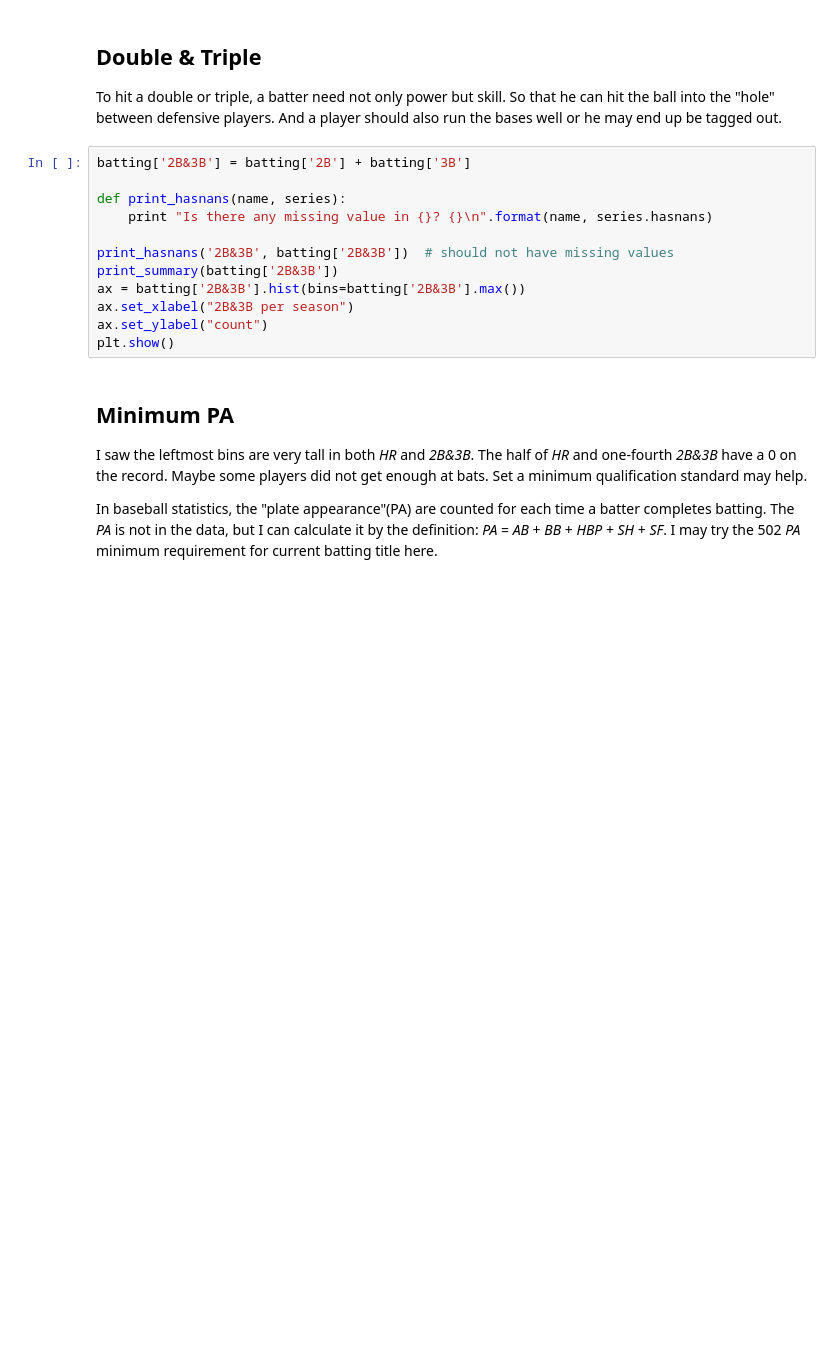
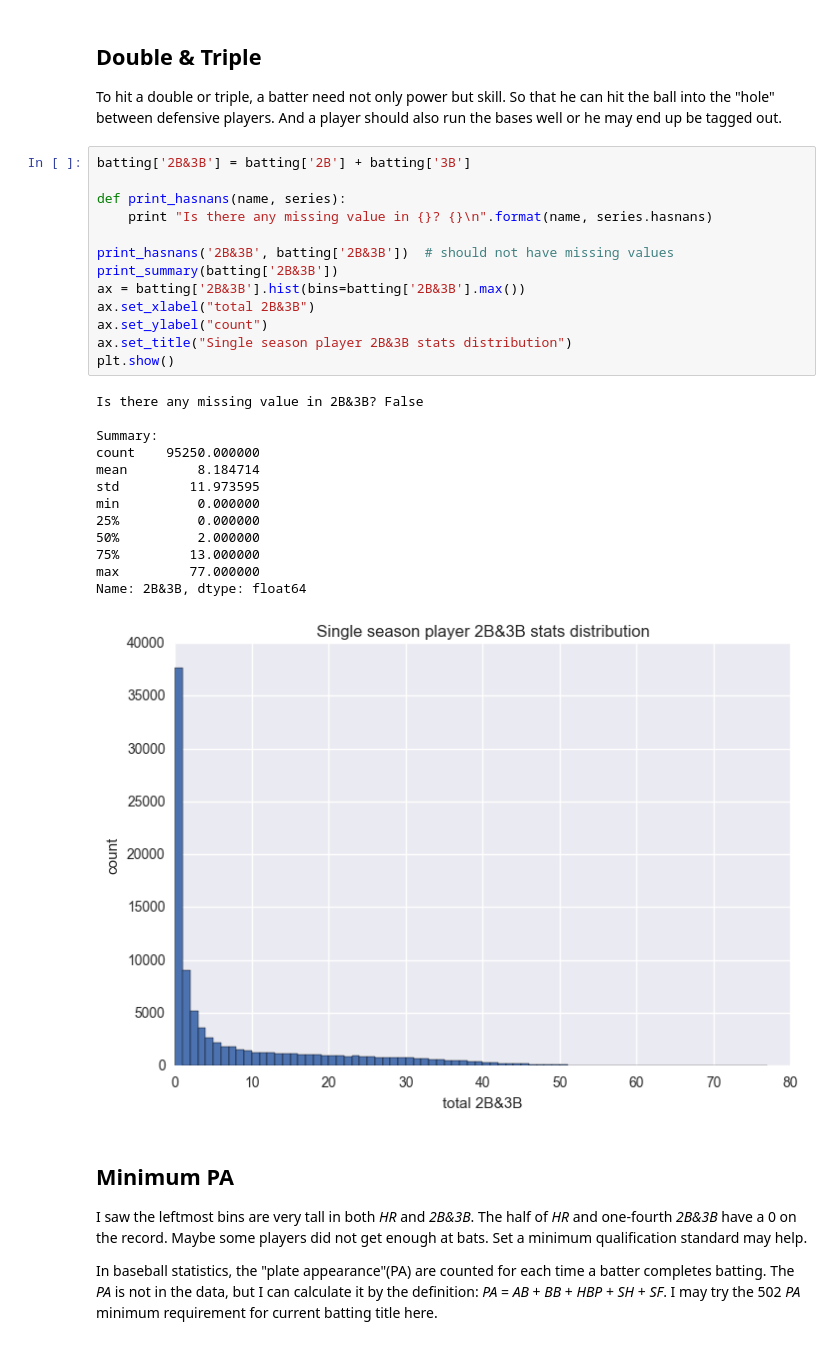
Before and after one commit to ffrddrll/udacity-nd002, a Jupyter notebook: P2/investigate_a_dataset.ipynb, the cells around one changed output. Drawn from its saved outputs; the diff is of its cells as text; blank space fills up the shorter version.

```diff
--- a/P2/investigate_a_dataset.ipynb
+++ b/P2/investigate_a_dataset.ipynb
@@ -72,15 +114,30 @@ And a player should also run the bases well or he may end up be tagged out.
 # %%
 batting['2B&3B'] = batting['2B'] + batting['3B']
 
 def print_hasnans(name, series):
     print "Is there any missing value in {}? {}\n".format(name, series.hasnans)
 
 print_hasnans('2B&3B', batting['2B&3B'])  # should not have missing values
 print_summary(batting['2B&3B'])
 ax = batting['2B&3B'].hist(bins=batting['2B&3B'].max())
-ax.set_xlabel("2B&3B per season")
+ax.set_xlabel("total 2B&3B")
 ax.set_ylabel("count")
+ax.set_title("Single season player 2B&3B stats distribution")
 plt.show()
+# %% [output]
+Is there any missing value in 2B&3B? False
+
+Summary:
+count    95250.000000
+mean         8.184714
+std         11.973595
+min          0.000000
+25%          0.000000
+50%          2.000000
+75%         13.000000
+max         77.000000
+Name: 2B&3B, dtype: float64
+[figure, added]
 # %% [markdown]
 ## Minimum PA
 
```
Also changed, not shown: parts of 13 cells of this notebook, 1 other file.
